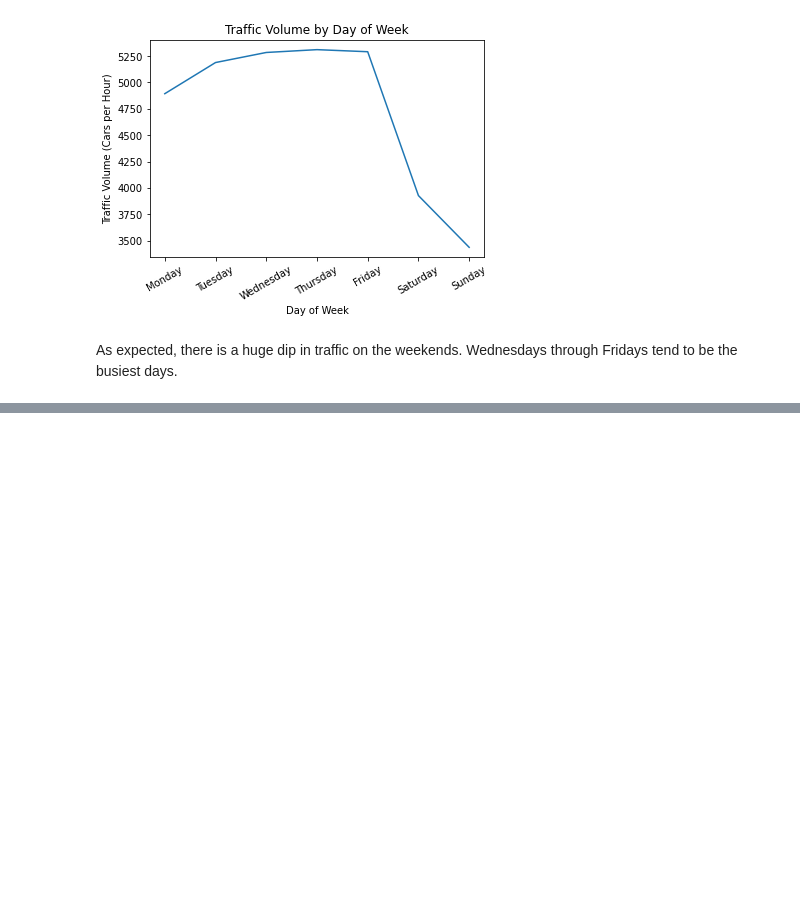
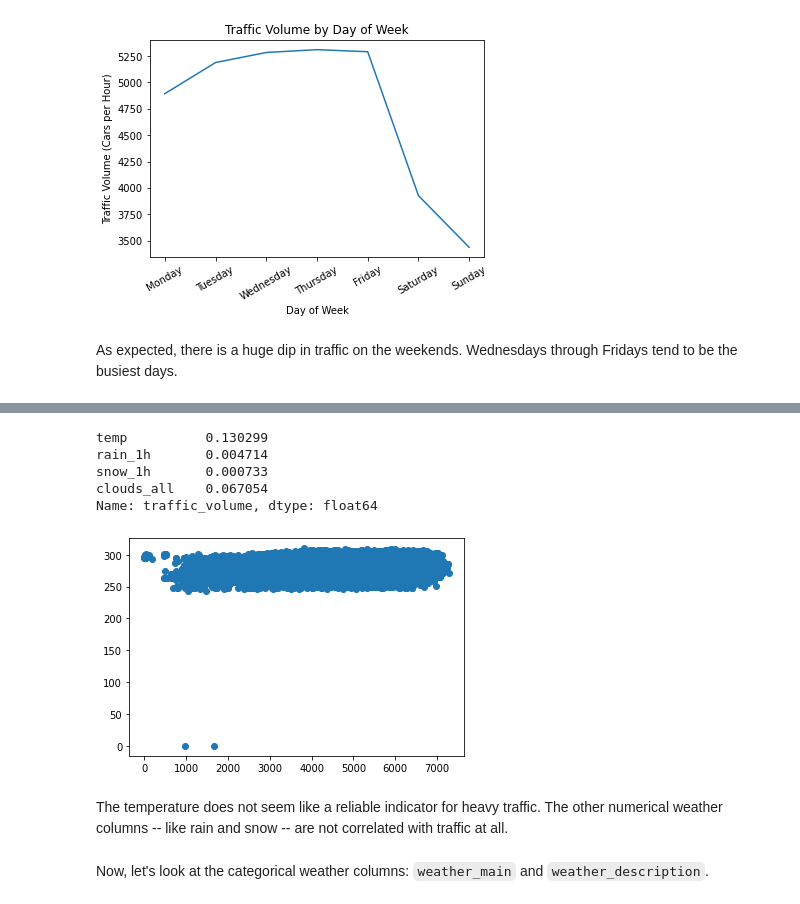
Before and after one commit to nikomccarty/data_science_notebooks, a Jupyter notebook: 20220502_traffic_analysis/traffic_exploratory.ipynb, the cells around one changed output, grey strips where cells are left out. Cells and saved outputs as stored; diff of their text form; code cells hidden in the pictures; blank space fills up the shorter version.

```diff
--- a/20220502_traffic_analysis/traffic_exploratory.ipynb
+++ b/20220502_traffic_analysis/traffic_exploratory.ipynb
@@ -246,0 +304,17 @@ As expected, there is a huge dip in traffic on the weekends. Wednesdays through
+# %%
+df.corr()['traffic_volume'][['temp', 'rain_1h', 'snow_1h', 'clouds_all']]
+# %% [output]
+temp          0.130299
+rain_1h       0.004714
+snow_1h       0.000733
+clouds_all    0.067054
+Name: traffic_volume, dtype: float64
+# %%
+plt.scatter(df_day['traffic_volume'], df_day['temp'])
+plt.show()
+# %% [output]
+[figure, added]
+# %% [markdown]
+The temperature does not seem like a reliable indicator for heavy traffic. The other numerical weather columns -- like rain and snow -- are not correlated with traffic at all.
+# %% [markdown]
+Now, let's look at the categorical weather columns: `weather_main` and `weather_description`.
```
Also changed, not shown: parts of 13 cells of this notebook.
